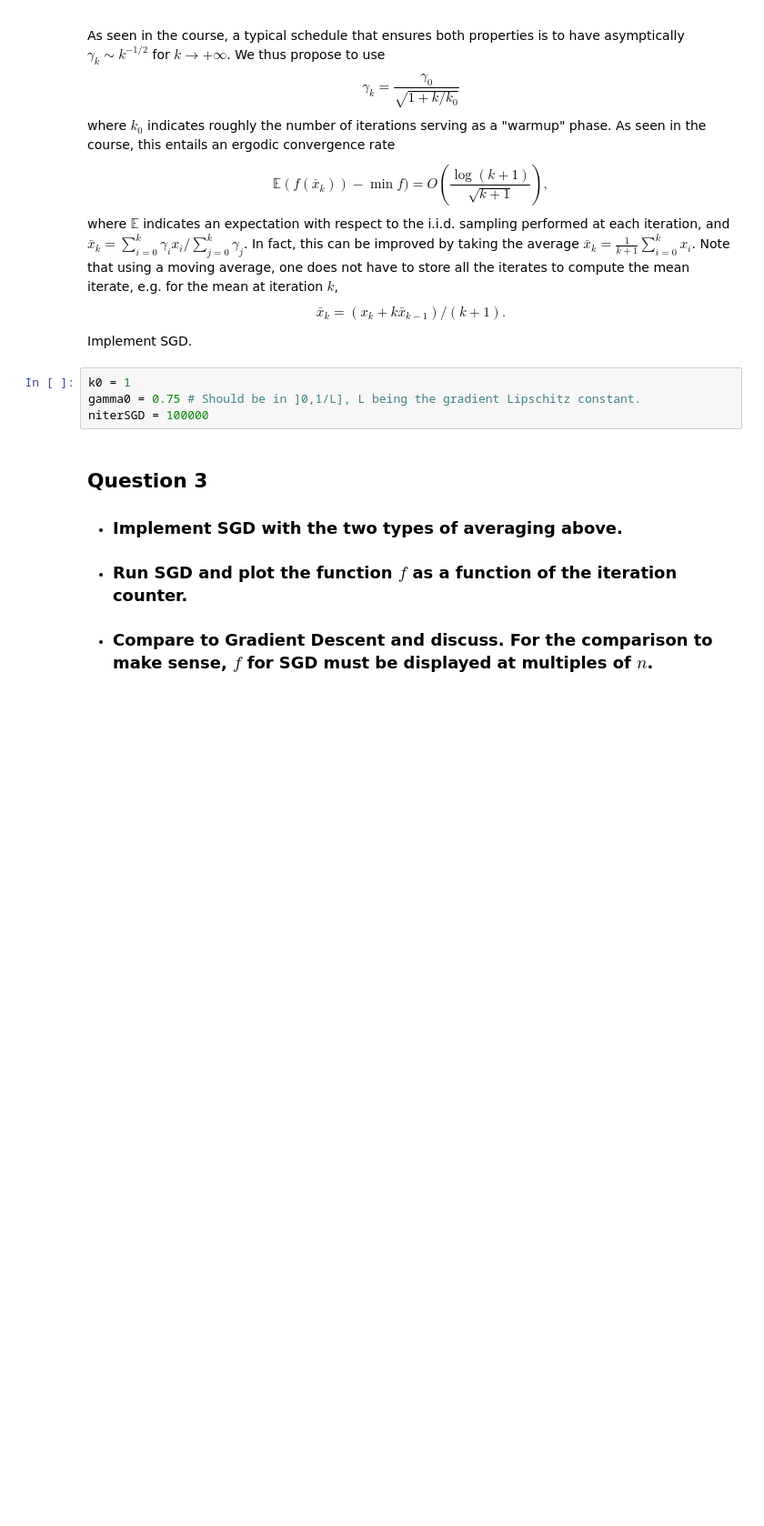
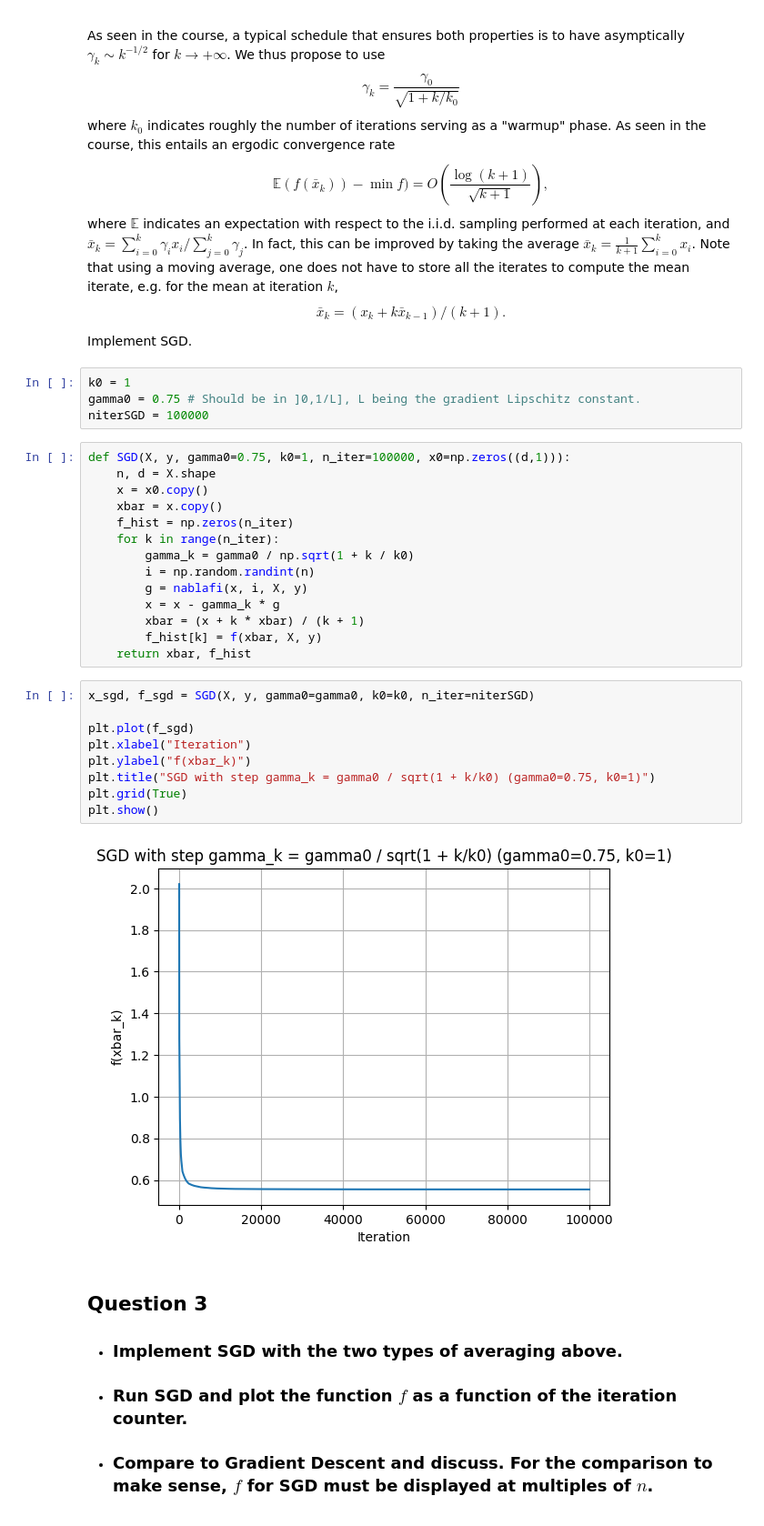
Before and after one commit to 1MrazorT1/Optimisation-stochastique-pour-l-apprentissage, a Jupyter notebook: TP Classification logistique/classif_sgd.ipynb, the cells around one changed output. Shown at 91% size. Saved outputs shown, nothing was run; the diff lists cells and outputs as text; blank space fills up the shorter version.

```diff
--- a/TP Classification logistique/classif_sgd.ipynb
+++ b/TP Classification logistique/classif_sgd.ipynb
@@ -197,6 +247,31 @@ Implement SGD.
 k0 = 1
 gamma0 = 0.75 # Should be in ]0,1/L], L being the gradient Lipschitz constant.
 niterSGD = 100000
+# %%
+def SGD(X, y, gamma0=0.75, k0=1, n_iter=100000, x0=np.zeros((d,1))):
+    n, d = X.shape
+    x = x0.copy()
+    xbar = x.copy()
+    f_hist = np.zeros(n_iter)
+    for k in range(n_iter):
+        gamma_k = gamma0 / np.sqrt(1 + k / k0)
+        i = np.random.randint(n)
+        g = nablafi(x, i, X, y)
+        x = x - gamma_k * g
+        xbar = (x + k * xbar) / (k + 1)
+        f_hist[k] = f(xbar, X, y)
+    return xbar, f_hist
+# %%
+x_sgd, f_sgd = SGD(X, y, gamma0=gamma0, k0=k0, n_iter=niterSGD)
+
+plt.plot(f_sgd)
+plt.xlabel("Iteration")
+plt.ylabel("f(xbar_k)")
+plt.title("SGD with step gamma_k = gamma0 / sqrt(1 + k/k0) (gamma0=0.75, k0=1)")
+plt.grid(True)
+plt.show()
+# %% [output]
+[figure, added]
 # %% [markdown]
 ## Question 3
 
```
Also changed, not shown: parts of 24 cells of this notebook.
